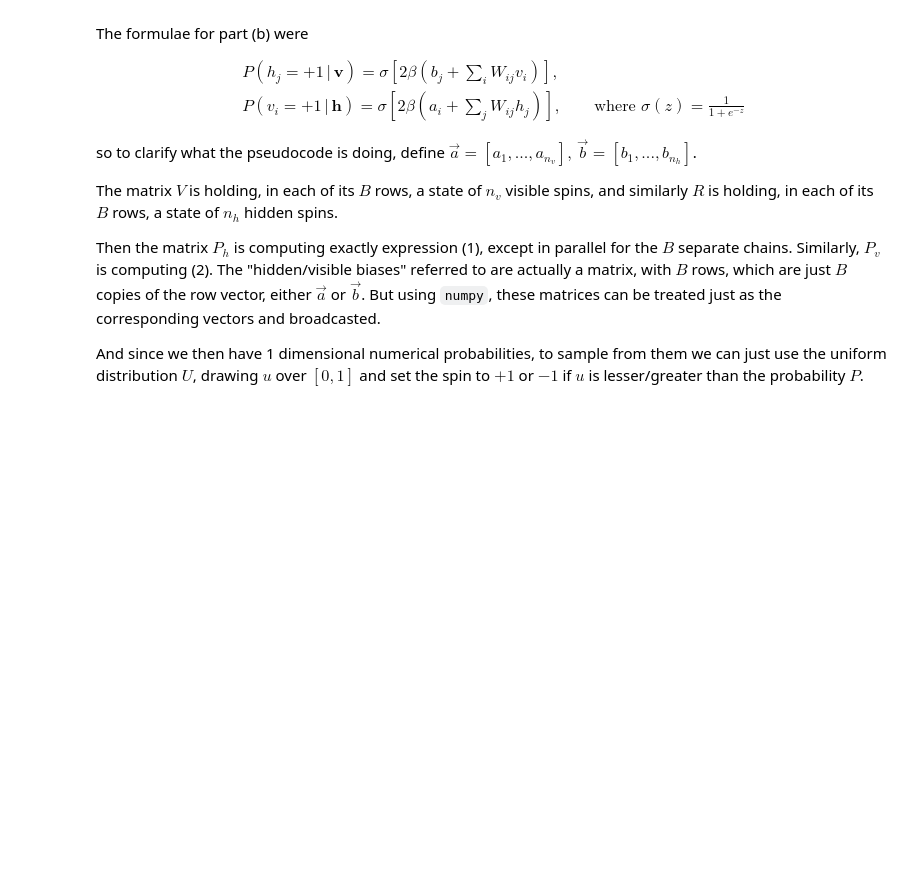
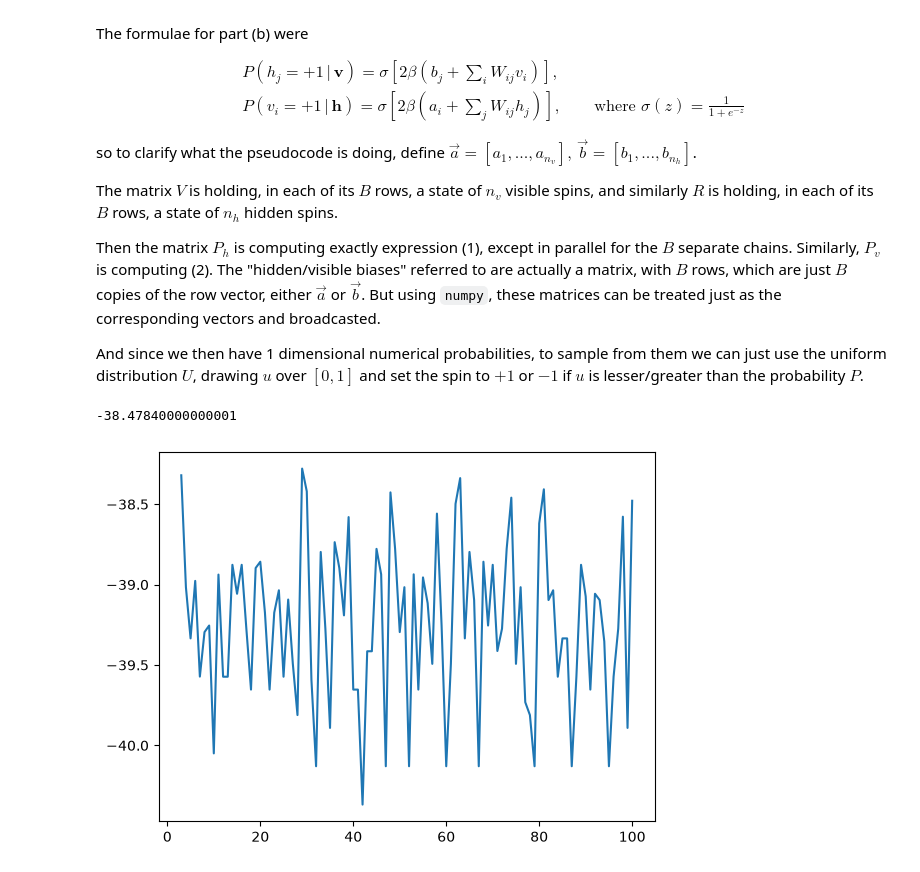
Before and after one commit to fionncur/gibbs-for-NQS, a Jupyter notebook: notebooks/mcmc_exercises_2.ipynb, the cells around one changed output. Drawn from its saved outputs; the diff is of its cells as text; code cells hidden in the pictures; blank space fills up the shorter version.

Commit message:
compute and plot mean energy for 100 Gibbs sweeps

```diff
--- a/notebooks/mcmc_exercises_2.ipynb
+++ b/notebooks/mcmc_exercises_2.ipynb
@@ -125,35 +125,93 @@ Then the matrix $P_h$ is computing exactly expression (1), except in parallel fo
 And since we then have 1 dimensional numerical probabilities, to sample from them we can just use the uniform distribution $U$, drawing $u$ over $[0,1]$ and set the spin to $+1$ or $-1$ if $u$ is lesser/greater than the probability $P$.
 # %%
 import numpy as np
+from numpy.random import rand, choice
+import matplotlib.pyplot as plt
 
 def check_len(vec, N):
     if len(vec) != N:
         raise ValueError
 
 n_v = 12
 n_h = 12
 B = 10
 
 # You could randomize the weights into n_v, n_h length arrays and matrices,
 # but for reproducibility they are hardcoded.
 a = np.array([0.5,0.5,0.5,0.5,0.5,-0.2,-0.2,0.2,-0.7,-0.7,-0.7,0.6])
 check_len(a,n_v)
 b = np.array([-0.5,-0.5,0.5,0.5,0.5,-0.2,-0.2,0.2,0.7,0.7,0.7,0.6])
 check_len(b,n_h)
 W = -1.2 * np.outer(a, b)
 
 # hamiltonian
 def H(V: np.ndarray, # V.shape = (B, n_v)
       R: np.ndarray, # R.shape = (B, n_h)
       a: np.ndarray,
       b: np.ndarray,
       W: np.ndarray
-      ) -> float:
+      ) -> np.ndarray:
     return -(V @ a) - (R @ b) - np.sum((V @ W) * R, axis=-1)
+
+def sigmoid(z): # takes/returns arrays of arbitrary shape
+    return 1 / (1 + np.exp(-z))
 
 # compute P_h matrix
 def P_hidden(V: np.ndarray,
              W: np.ndarray,
              b: np.ndarray,
              beta: float,
              ) -> np.ndarray: # P_hidden.shape = (B, n_h)
+    return sigmoid(2 * beta * (V @ W + b))
+
+# P_v matrix
+def P_visible(R: np.ndarray,
+              W: np.ndarray,
+              a: np.ndarray,
+              beta: float,
+              ) -> np.ndarray: # P_visible.shape = (B, n_v)
+    return sigmoid(2 * beta * (R @ W.T + a))
+
+# Take current visible state V and return Gibbs sweeped state tuple (V,R)
+def sweep(V: np.ndarray,
+          a: np.ndarray,
+          b: np.ndarray,
+          W: np.ndarray,
+          beta: float
+          ) -> tuple[np.ndarray, np.ndarray]:
+
+    P_h = P_hidden(V,W,b,beta)
+    U_h = rand(B, n_h)
+    R = np.where(U_h < P_h, 1, -1)
+
+    P_v = P_visible(R,W,a,beta)
+    U_v = rand(B, n_v)
+    V = np.where(U_v < P_v, 1, -1)
+
+    return (V, R)
+
+beta = 1.0
+n_sweeps = 100
+
+# randomly initialise each chain with spins in {-1, +1}
+V = choice([-1, 1], size=(B, n_v))
+R = choice([-1, 1], size=(B, n_h))
+
+mean_energies = np.empty(n_sweeps+1)
+mean_energies[0] = H(V, R, a, b, W).mean()
+
+for t in range(n_sweeps):
+    V, R = sweep(V, a, b, W, beta)
+
+    # H returns one energy per chain; average across the B chains
+    mean_energies[t+1] = H(V, R, a, b, W).mean()
+
+print(mean_energies[-1])
+
+sweep_number = [t for t in range(n_sweeps+1)]
+
+plt.plot(sweep_number[3:], mean_energies[3:])
+plt.show()
+# %% [output]
+-38.47840000000001
+[figure, added]
```
